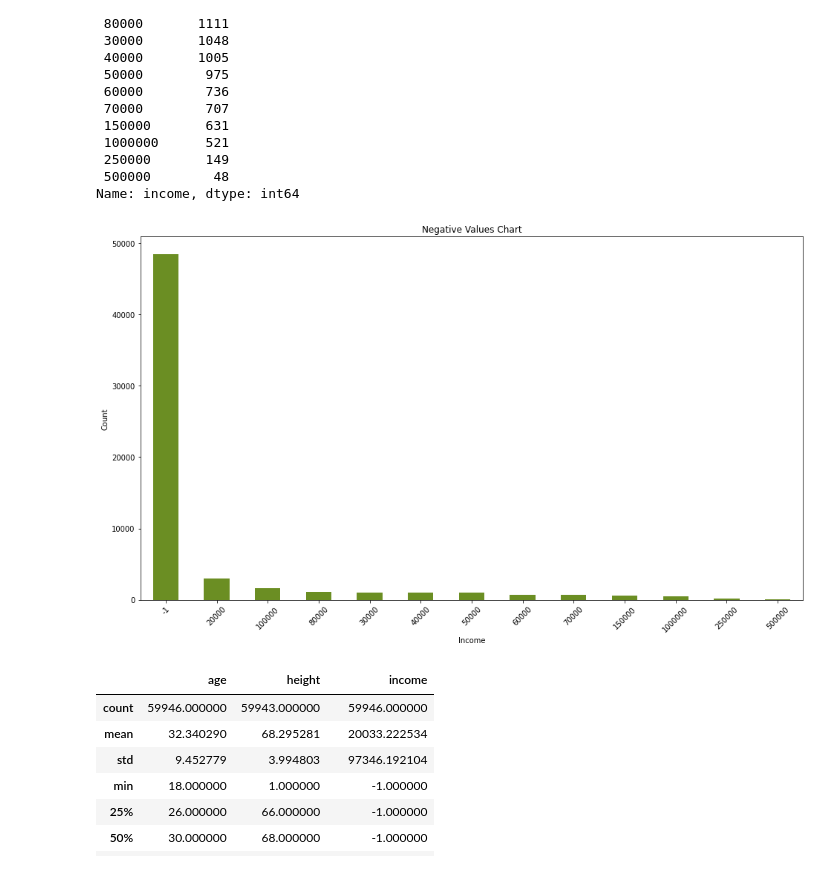
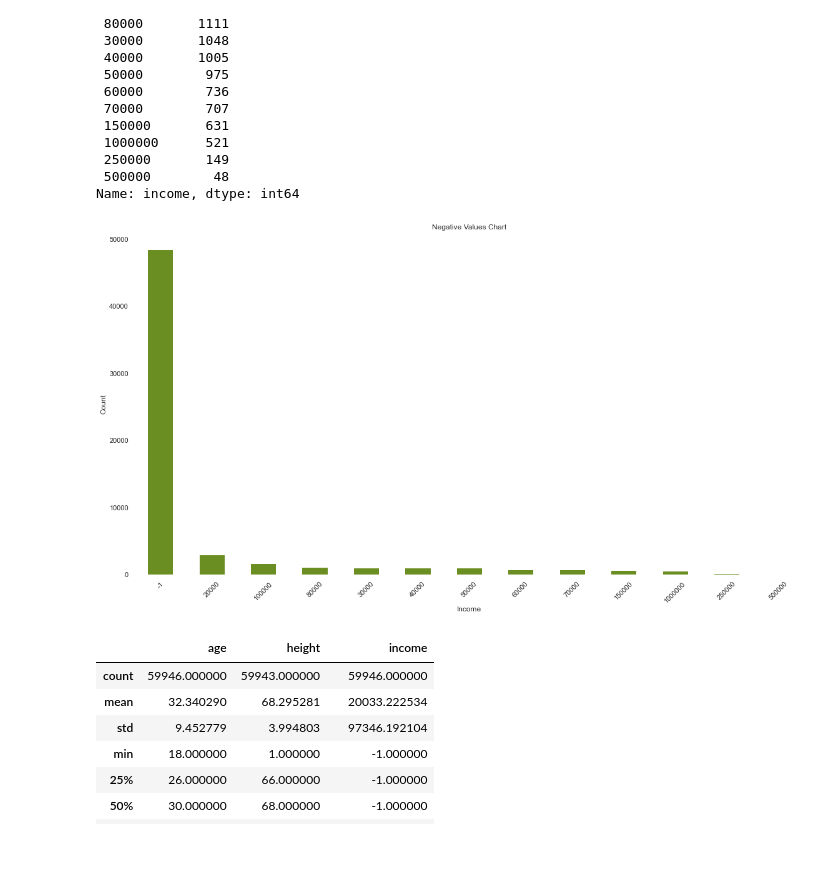
Before and after one commit to truongphamnguyen/daimil-midterm-project, a Jupyter notebook: notebooks/exploring_data.ipynb, the cells around one changed output. Saved outputs shown, nothing was run; the diff lists cells and outputs as text; code cells hidden in the pictures.

```diff
--- a/notebooks/exploring_data.ipynb
+++ b/notebooks/exploring_data.ipynb
@@ -85,13 +85,16 @@ dtype: int64
 # plt.ylabel()
 # plt.legend()
 # plt.figure(figsize=(16, 9))
+sns.set(rc={
+    'axes.facecolor':'white',
+    'figure.facecolor':'white'})
 cupid_df.isnull().sum().plot(   kind='bar',
                                 figsize=(16, 9),
                                 title='Null Values Chart',
                                 xlabel = 'Column Name',
                                 ylabel = 'Count',
                                 color = 'darkred')
-
 plt.xticks(rotation=45)
+plt.tight_layout()
 plt.savefig('../img/null_values.png',bbox_inches='tight')
 # %% [output]
@@ -114,16 +117,20 @@ cupid_df['income'].value_counts()
  500000        48
 Name: income, dtype: int64
 # %%
-cupid_df['income'].value_counts().plot(    kind='bar',
+sns.set(rc={
+    'axes.facecolor':'white',
+    'figure.facecolor':'white'})
+cupid_df['income'].value_counts().plot(         kind='bar',
                                                 figsize=(16, 9),
                                                 title='Negative Values Chart',
                                                 xlabel = 'Income',
                                                 ylabel = 'Count',
                                                 color = 'olivedrab')
 plt.xticks(rotation=45)
+plt.tight_layout()
 plt.savefig('../img/negative_income.png',bbox_inches='tight')
 # %% [output]
-[figure, old version]
+[figure, new version]
 # %%
 # Describing the data
 cupid_df.describe()
```
Also changed, not shown: parts of 26 cells of this notebook, 19 other files.
